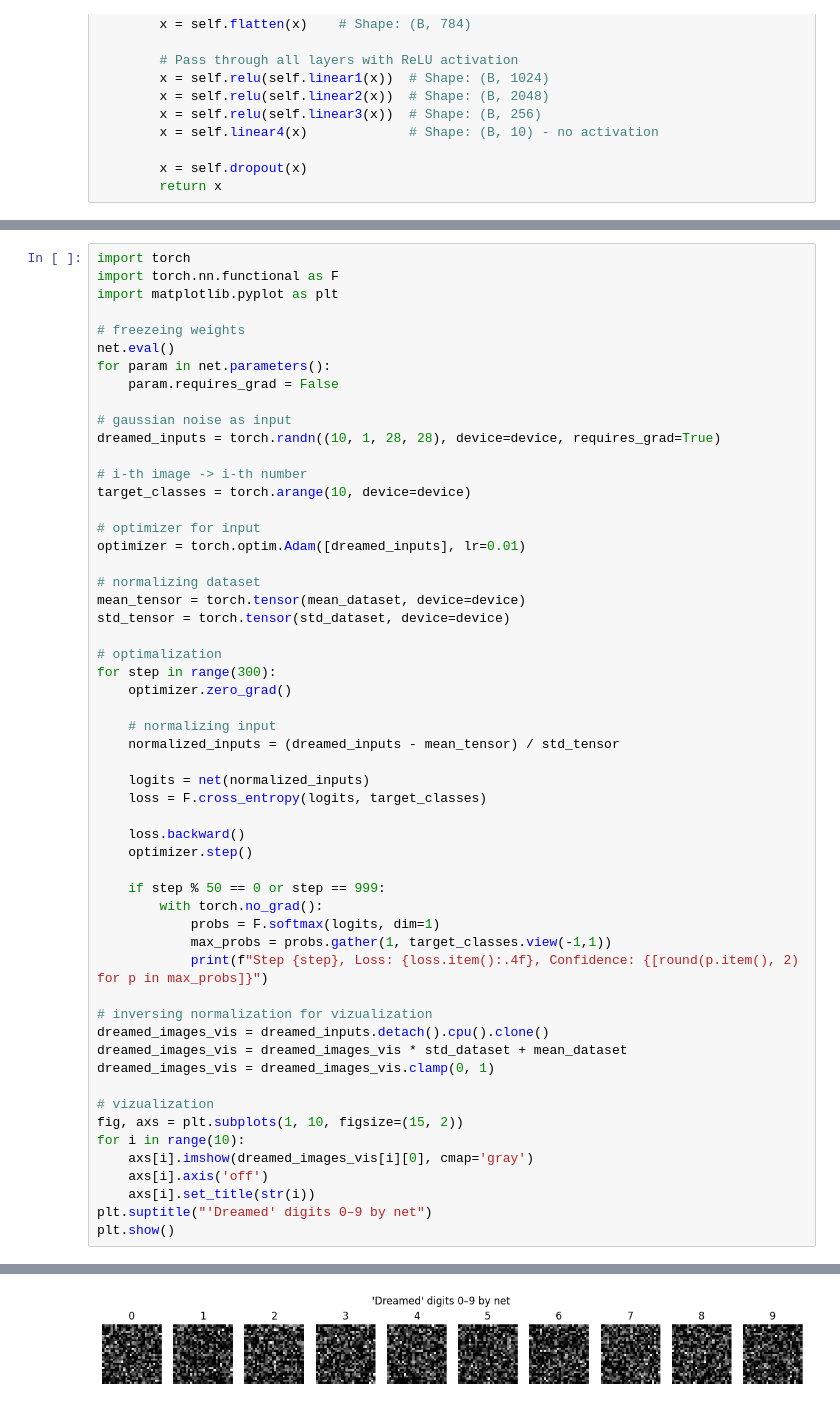
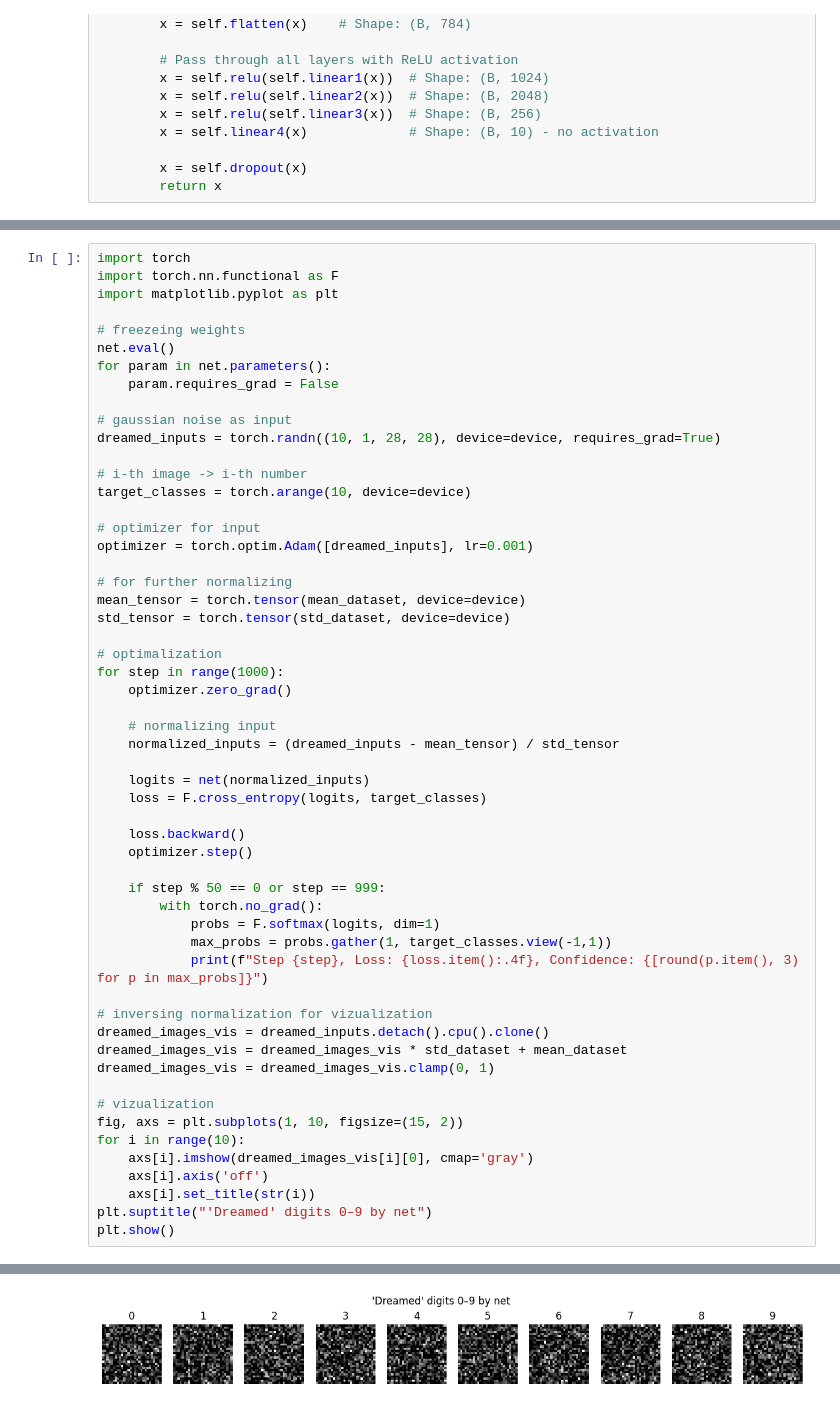
Before and after one commit to MichalSlowakiewicz/Machine-Learning, a Jupyter notebook: Homework9.ipynb, the cells around one changed output, grey strips where cells are left out. Drawn from its saved outputs; the diff is of its cells as text.

```diff
--- a/Homework9.ipynb
+++ b/Homework9.ipynb
@@ -203,14 +203,14 @@ dreamed_inputs = torch.randn((10, 1, 28, 28), device=device, requires_grad=True)
 target_classes = torch.arange(10, device=device)
 
 # optimizer for input
-optimizer = torch.optim.Adam([dreamed_inputs], lr=0.01)
+optimizer = torch.optim.Adam([dreamed_inputs], lr=0.001)
 
-# normalizing dataset
+# for further normalizing
 mean_tensor = torch.tensor(mean_dataset, device=device)
 std_tensor = torch.tensor(std_dataset, device=device)
 
 # optimalization
-for step in range(300):
+for step in range(1000):
     optimizer.zero_grad()
 
     # normalizing input
@@ -226,7 +226,7 @@ for step in range(300):
         with torch.no_grad():
             probs = F.softmax(logits, dim=1)
             max_probs = probs.gather(1, target_classes.view(-1,1))
-            print(f"Step {step}, Loss: {loss.item():.4f}, Confidence: {[round(p.item(), 2) for p in max_probs]}")
+            print(f"Step {step}, Loss: {loss.item():.4f}, Confidence: {[round(p.item(), 3) for p in max_probs]}")
 
 # inversing normalization for vizualization
 dreamed_images_vis = dreamed_inputs.detach().cpu().clone()
@@ -252 +262 @@ Step 250, Loss: 0.0000, Confidence: [1.0, 1.0, 1.0, 1.0, 1.0, 1.0, 1.0, 1.0, 1.0
-[figure, old version]
+[figure, new version]
```
Also changed, not shown: parts of 10 cells of this notebook.
